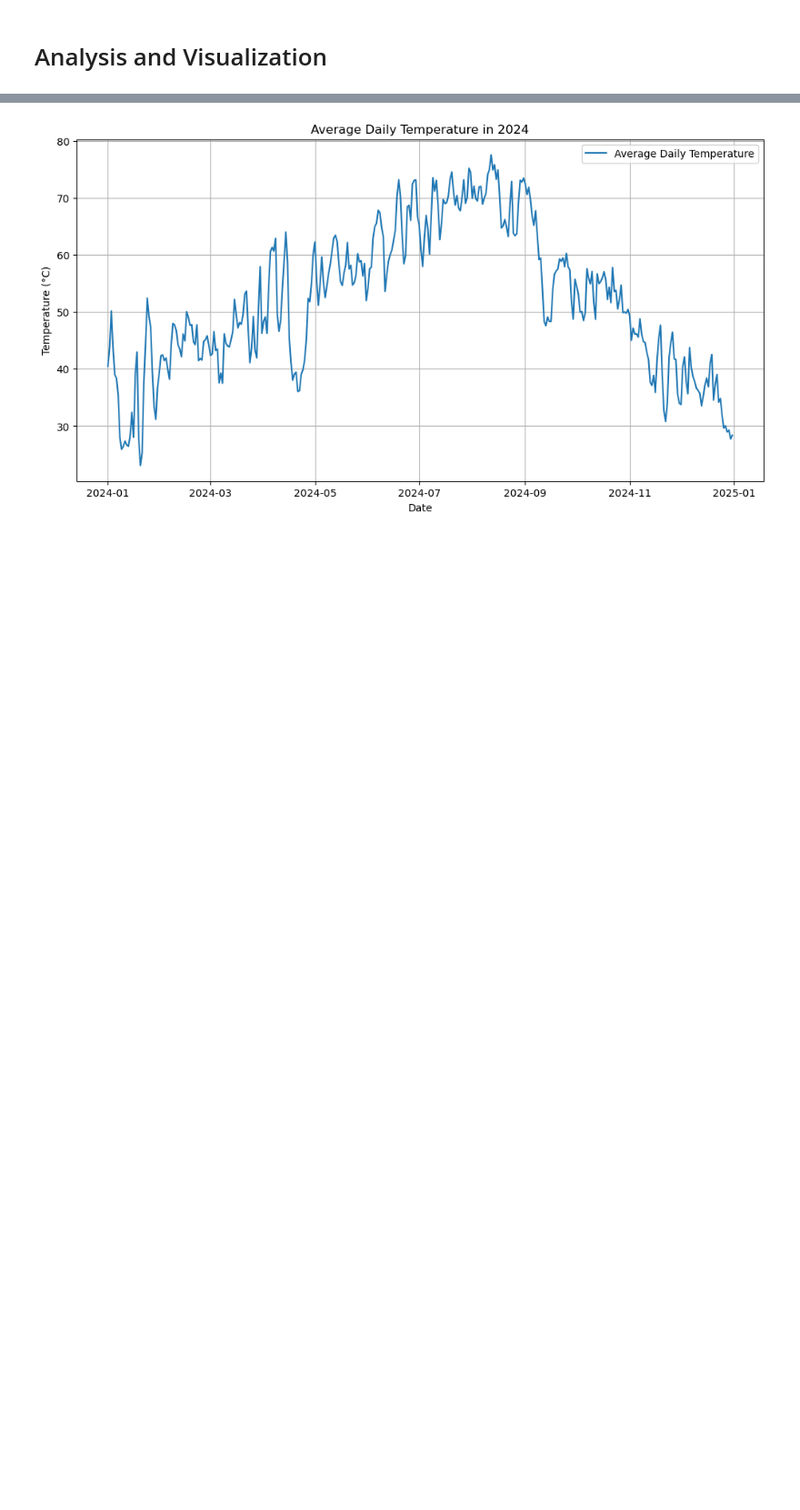
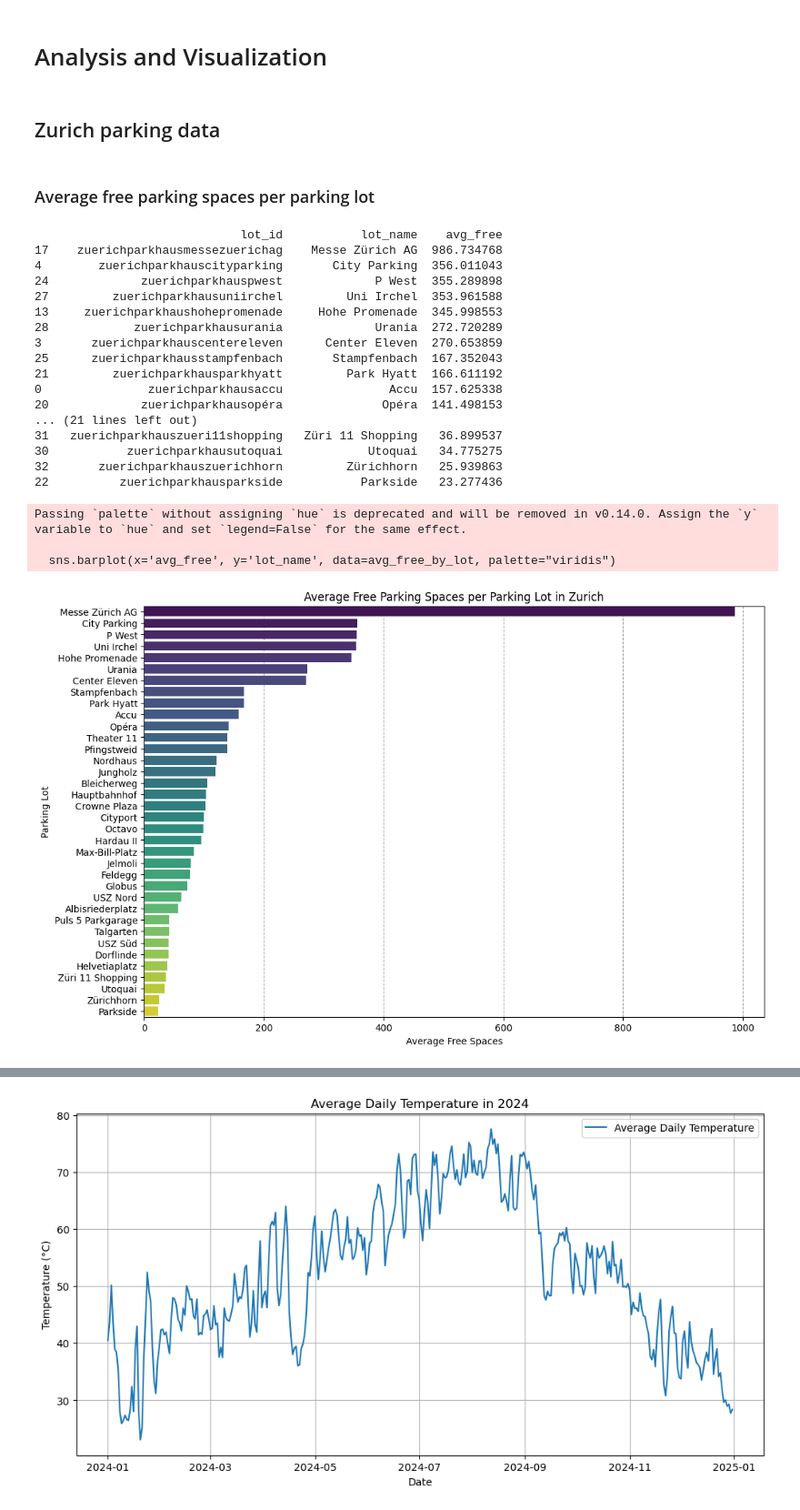
Before and after one commit to abishanaru/CIP_FS25_102, a Jupyter notebook: main.ipynb, the cells around one changed output, grey strips where cells are left out. Shown at 91% size. Cells and saved outputs as stored; diff of their text form; code cells hidden in the pictures; blank space fills up the shorter version.

Commit message:
Data Transformation and Analysis of Zurich and Basel

```diff
--- a/main.ipynb
+++ b/main.ipynb
@@ -421,2 +586,52 @@ Cleaned Basel data saved to 'parkhaus_data_2024_basel_cleaned.csv'
 # %% [markdown]
 # Analysis and Visualization
+# %% [markdown]
+## Zurich parking data
+# %% [markdown]
+### Average free parking spaces per parking lot
+# %%
+# Load Zurich cleaned data
+df_zurich = pd.read_csv("parkhaus_data_2024_zurich_cleaned.csv")
+
+# Group data by lot_id and lot_name to calculate the average free spaces per parking lot
+avg_free_by_lot = df_zurich.groupby(['lot_id', 'lot_name'])['free'].mean().reset_index()
+avg_free_by_lot.rename(columns={'free': 'avg_free'}, inplace=True)
+
+# Optional: Sort the results by average free spaces (descending order)
+avg_free_by_lot.sort_values(by='avg_free', ascending=False, inplace=True)
+print(avg_free_by_lot)
+
+# Visualize the average free spaces per parking lot using a bar chart
+plt.figure(figsize=(12, 8))
+sns.barplot(x='avg_free', y='lot_name', data=avg_free_by_lot, palette="viridis")
+plt.title("Average Free Parking Spaces per Parking Lot in Zurich")
+plt.xlabel("Average Free Spaces")
+plt.ylabel("Parking Lot")
+
+# Add vertical grid lines for better readability
+plt.gca().set_axisbelow(True)  # ensure grid lines are behind the bars
+plt.grid(axis='x', color='gray', linestyle='--', alpha=0.7)
+
+plt.show()
+# %% [output]
+                             lot_id           lot_name    avg_free
+17    zuerichparkhausmessezuerichag    Messe Zürich AG  986.734768
+4        zuerichparkhauscityparking       City Parking  356.011043
+24             zuerichparkhauspwest             P West  355.289898
+27         zuerichparkhausuniirchel         Uni Irchel  353.961588
+13     zuerichparkhaushohepromenade     Hohe Promenade  345.998553
+28            zuerichparkhausurania             Urania  272.720289
+3       zuerichparkhauscentereleven      Center Eleven  270.653859
+25      zuerichparkhausstampfenbach       Stampfenbach  167.352043
+21         zuerichparkhausparkhyatt         Park Hyatt  166.611192
+0               zuerichparkhausaccu               Accu  157.625338
+20             zuerichparkhausopéra              Opéra  141.498153
+... (21 lines left out)
+31   zuerichparkhauszueri11shopping   Züri 11 Shopping   36.899537
+30           zuerichparkhausutoquai            Utoquai   34.775275
+32       zuerichparkhauszuerichhorn         Zürichhorn   25.939863
+22          zuerichparkhausparkside           Parkside   23.277436
+Passing `palette` without assigning `hue` is deprecated and will be removed in v0.14.0. Assign the `y` variable to `hue` and set `legend=False` for the same effect.
+
+  sns.barplot(x='avg_free', y='lot_name', data=avg_free_by_lot, palette="viridis")
+[figure, added]
```
Also changed, not shown: parts of 40 cells of this notebook.
